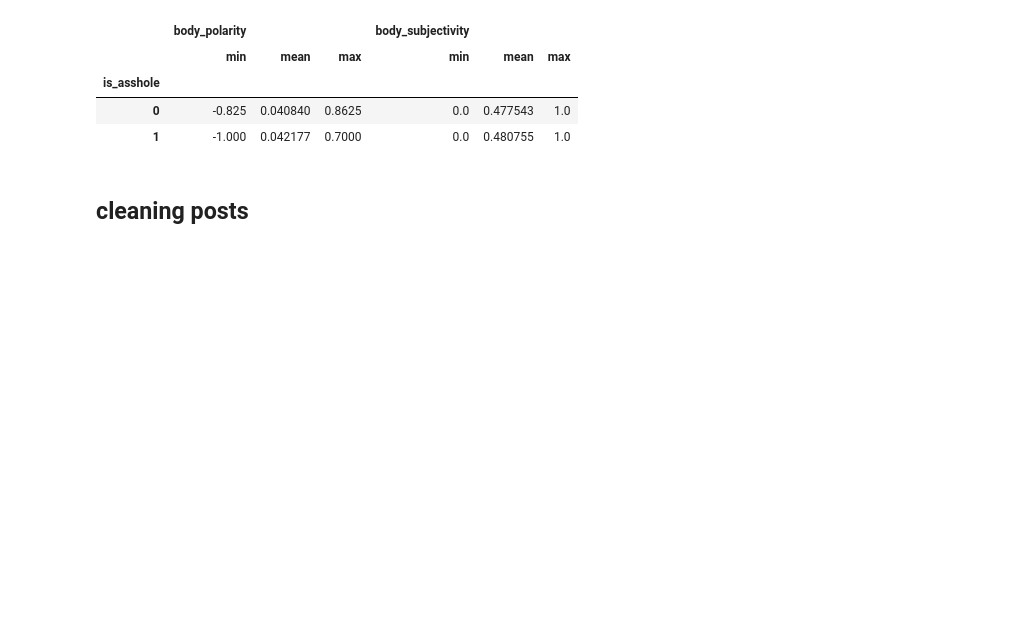
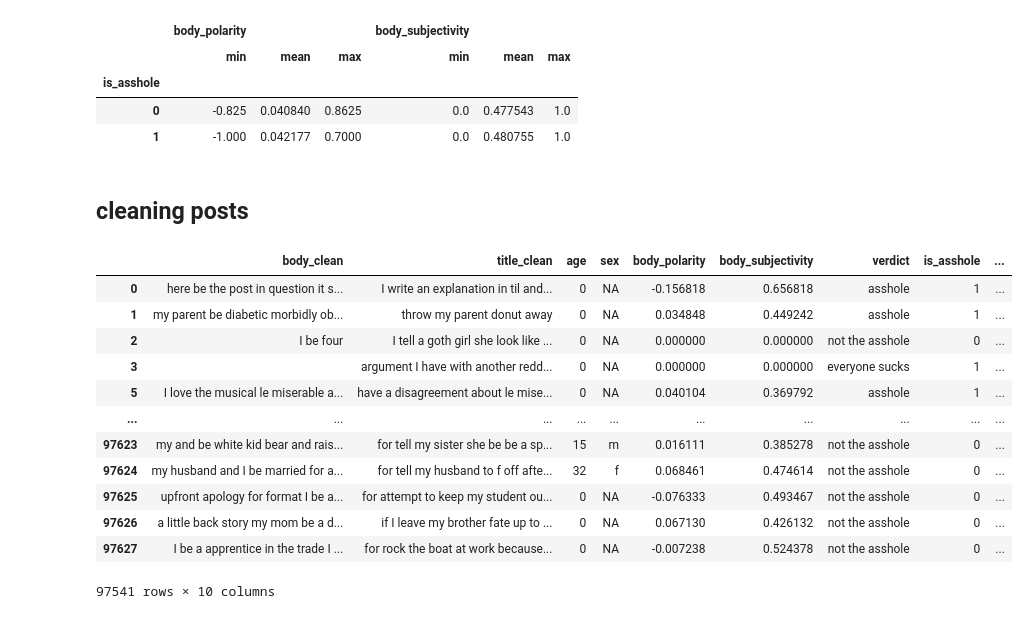
Before and after one commit to czengnn/who-is-the-asshole, a Jupyter notebook: who_the_a.ipynb, the cells around one changed output. Saved outputs shown, nothing was run; the diff lists cells and outputs as text; code cells hidden in the pictures; blank space fills up the shorter version.

```diff
--- a/who_the_a.ipynb
+++ b/who_the_a.ipynb
@@ -131,5 +131,21 @@ aita_1 = pd.read_csv('data/aita_save1.csv')
 aita['body_clean'] = aita.body_lil_clean.apply(lambda x : remove_punc(x))
 aita['title_clean'] = aita.title_lil_clean.apply(lambda x : remove_punc(x))
 # %%
-aita_2 = aita[['body_clean','title_clean','age','sex','body_polarity','body_subjectivity','title_polarity','title_subjectivity','is_asshole','verdict']]
+aita_2 = aita[['body_clean','title_clean','age','sex','body_polarity','body_subjectivity','verdict','is_asshole','score','num_comments']]
 aita_2.to_csv('data/aita_save2.csv', index=False)
+# %%
+aita_2
+# %% [output]
+|  | body_clean | title_clean | age | sex | body_polarity | body_subjectivity | verdict | is_asshole | ... |
+| 0 | here be the post in question it s... | I write an explanation in til and... | 0 | NA | -0.156818 | 0.656818 | asshole | 1 | ... |
+| 1 | my parent be diabetic morbidly ob... | throw my parent donut away | 0 | NA | 0.034848 | 0.449242 | asshole | 1 | ... |
+| 2 | I be four | I tell a goth girl she look like ... | 0 | NA | 0.000000 | 0.000000 | not the asshole | 0 | ... |
+| 3 |  | argument I have with another redd... | 0 | NA | 0.000000 | 0.000000 | everyone sucks | 1 | ... |
+| 5 | I love the musical le miserable a... | have a disagreement about le mise... | 0 | NA | 0.040104 | 0.369792 | asshole | 1 | ... |
+| ... | ... | ... | ... | ... | ... | ... | ... | ... | ... |
+| 97623 | my and be white kid bear and rais... | for tell my sister she be be a sp... | 15 | m | 0.016111 | 0.385278 | not the asshole | 0 | ... |
+| 97624 | my husband and I be married for a... | for tell my husband to f off afte... | 32 | f | 0.068461 | 0.474614 | not the asshole | 0 | ... |
+| 97625 | upfront apology for format I be a... | for attempt to keep my student ou... | 0 | NA | -0.076333 | 0.493467 | not the asshole | 0 | ... |
+| 97626 | a little back story my mom be a d... | if I leave my brother fate up to ... | 0 | NA | 0.067130 | 0.426132 | not the asshole | 0 | ... |
+| 97627 | I be a apprentice in the trade I ... | for rock the boat at work because... | 0 | NA | -0.007238 | 0.524378 | not the asshole | 0 | ... |
+97541 rows × 10 columns
```
Also changed, not shown: parts of 1 cell of this notebook, 4 other files.
